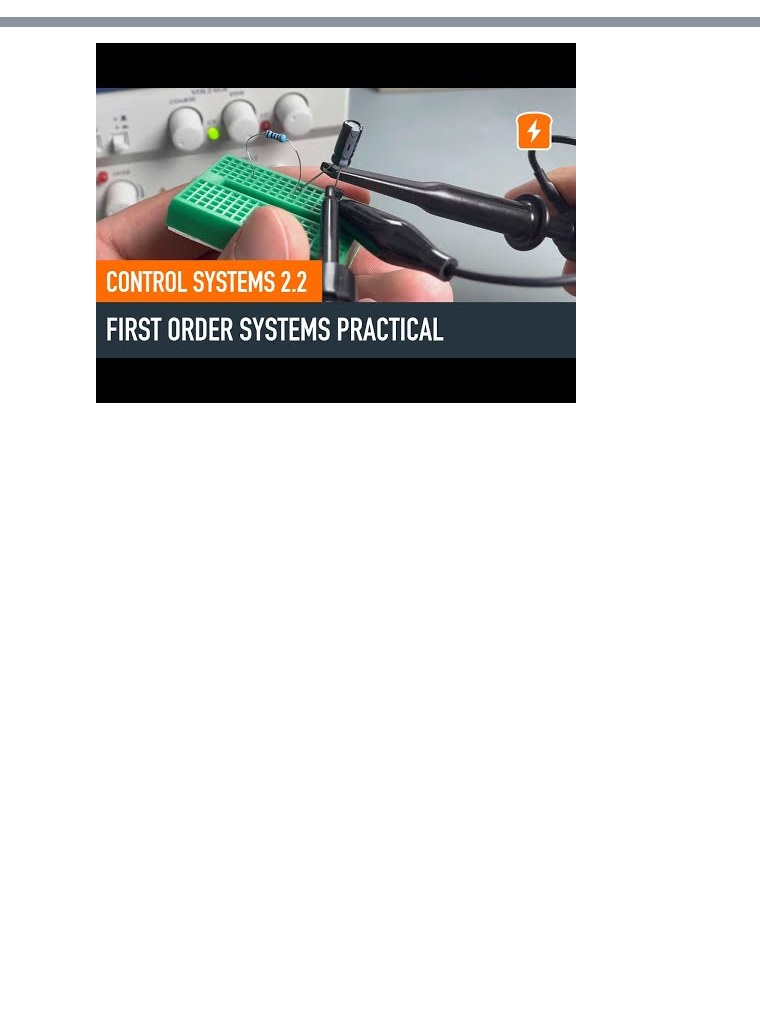
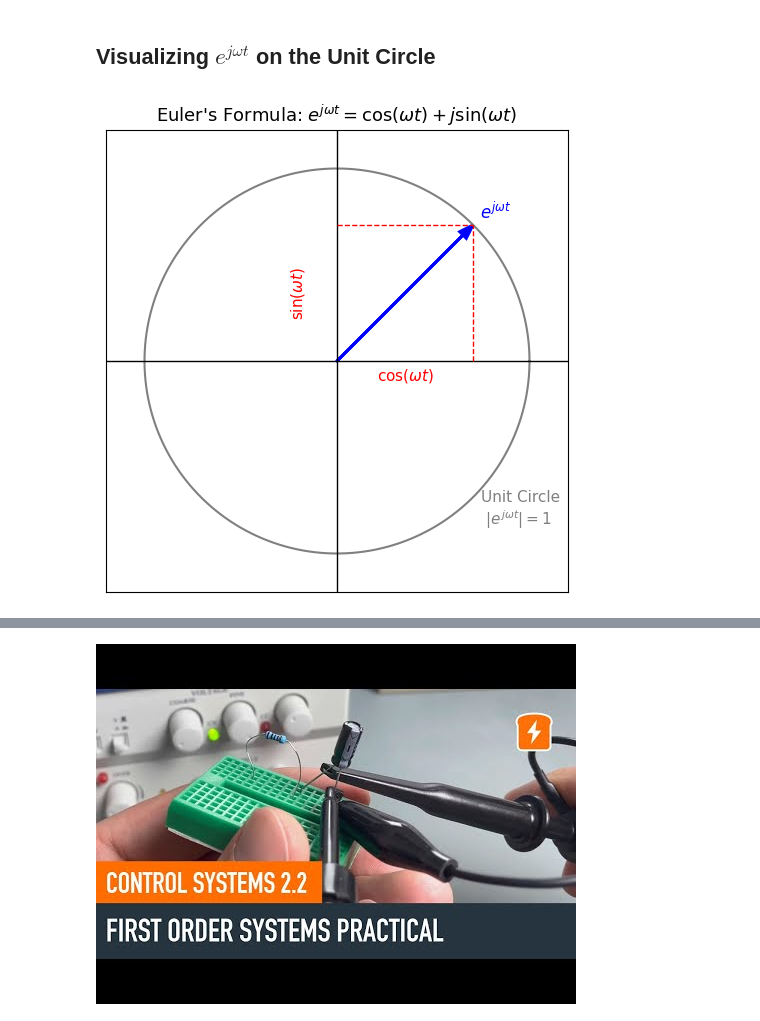
Before and after one commit to suann124/AIinTeaching_Archive, a Jupyter notebook: lectures/L5_Firstorder_2.ipynb, the cells around one changed output, grey strips where cells are left out. Cells and saved outputs as stored; diff of their text form; code cells hidden in the pictures; blank space fills up the shorter version.

```diff
--- a/lectures/L5_Firstorder_2.ipynb
+++ b/lectures/L5_Firstorder_2.ipynb
@@ -4,0 +246,39 @@
+# %% [markdown]
+## Visualizing $e^{j\omega t}$  on the Unit Circle
+# %%
+# Parameters
+omega = 1.0   # rad/s
+t = np.pi/4   # example time instant
+# Compute point on the unit circle
+x = np.cos(omega * t)
+y = np.sin(omega * t)
+# Create figure
+fig, ax = plt.subplots(figsize=(6,6))
+ax.set_aspect('equal', 'box')
+# Draw unit circle
+theta = np.linspace(0, 2*np.pi, 400)
+ax.plot(np.cos(theta), np.sin(theta), 'gray', linewidth=1.5, label='unit circle')
+# Axes
+ax.axhline(0, color='black', linewidth=1)
+ax.axvline(0, color='black', linewidth=1)
+# Radius vector (e^{jωt})
+ax.arrow(0, 0, x, y, head_width=0.05, length_includes_head=True, color='blue', linewidth=2)
+ax.text(x*1.05, y*1.05, r"$e^{j\omega t}$", color='blue', fontsize=12)
+# Projections (cos, sin)
+ax.plot([x, x], [0, y], 'r--', linewidth=1)
+ax.plot([0, x], [y, y], 'r--', linewidth=1)
+ax.text(x/2, -0.1, r"$\cos(\omega t)$", color='red', fontsize=11, ha='center')
+ax.text(-0.25, y/2, r"$\sin(\omega t)$", color='red', fontsize=11, va='center', rotation=90)
+# Magnitude annotation
+ax.text(0.75, -0.85, "Unit Circle\n $|e^{j\omega t}|=1$", fontsize=11, color='gray')
+# Remove ticks
+ax.set_xticks([])
+ax.set_yticks([])
+# Set limits
+ax.set_xlim(-1.2, 1.2)
+ax.set_ylim(-1.2, 1.2)
+# Title
+ax.set_title("Euler's Formula: $e^{j\\omega t} = \\cos(\\omega t) + j\\sin(\\omega t)$", fontsize=13)
+plt.show()
+# %% [output]
+[figure, added]
```
Also changed, not shown: parts of 32 cells of this notebook.
